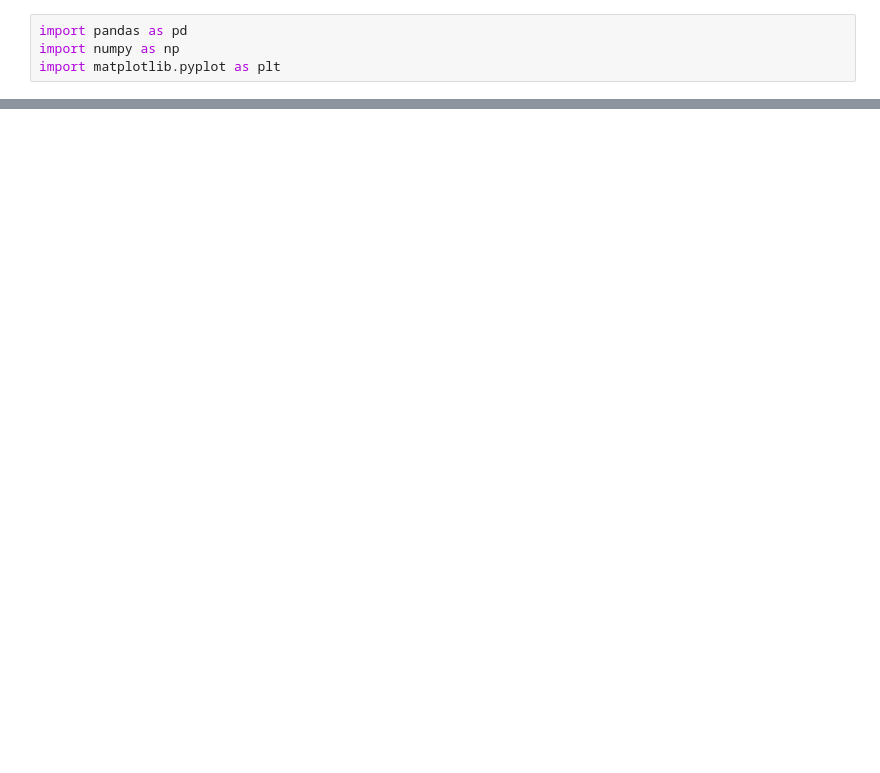
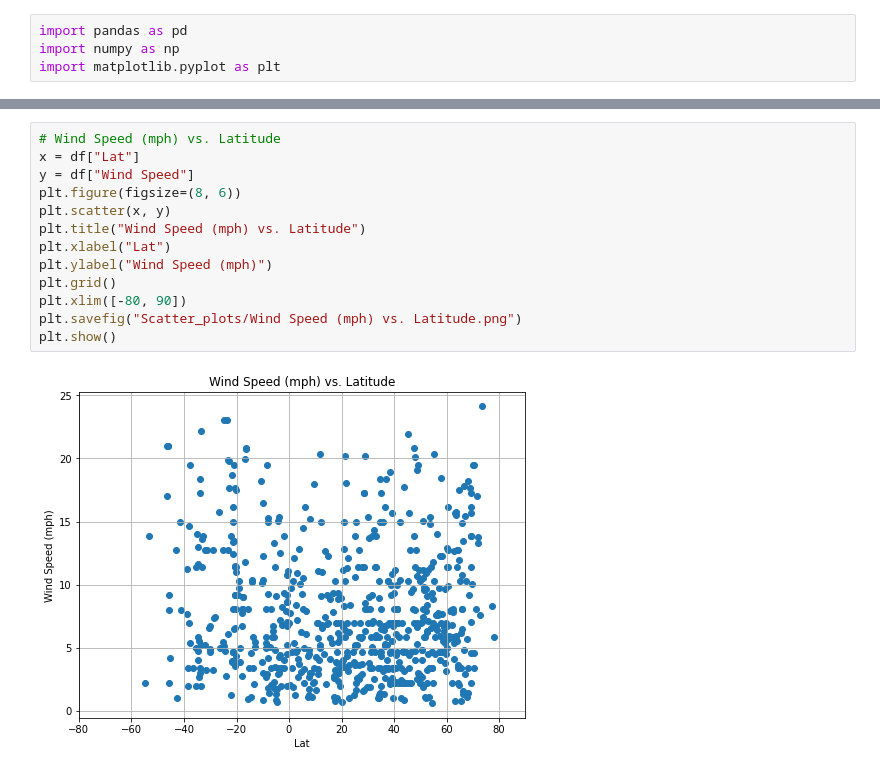
Before and after one commit to tpohl535/python-api-challenge, a Jupyter notebook: WeatherPy/WeatherPy.ipynb, the cells around one changed output, grey strips where cells are left out. Saved outputs shown, nothing was run; the diff lists cells and outputs as text; blank space fills up the shorter version.

```diff
--- a/WeatherPy/WeatherPy.ipynb
+++ b/WeatherPy/WeatherPy.ipynb
@@ -35,0 +77,15 @@ Name: City, Length: 687, dtype: int64
+# %%
+# Wind Speed (mph) vs. Latitude
+x = df["Lat"]
+y = df["Wind Speed"]
+plt.figure(figsize=(8, 6))
+plt.scatter(x, y)
+plt.title("Wind Speed (mph) vs. Latitude")
+plt.xlabel("Lat")
+plt.ylabel("Wind Speed (mph)")
+plt.grid()
+plt.xlim([-80, 90])
+plt.savefig("Scatter_plots/Wind Speed (mph) vs. Latitude.png")
+plt.show()
+# %% [output]
+[figure, added]
```
Also changed, not shown: parts of 6 cells of this notebook, 4 other files.
